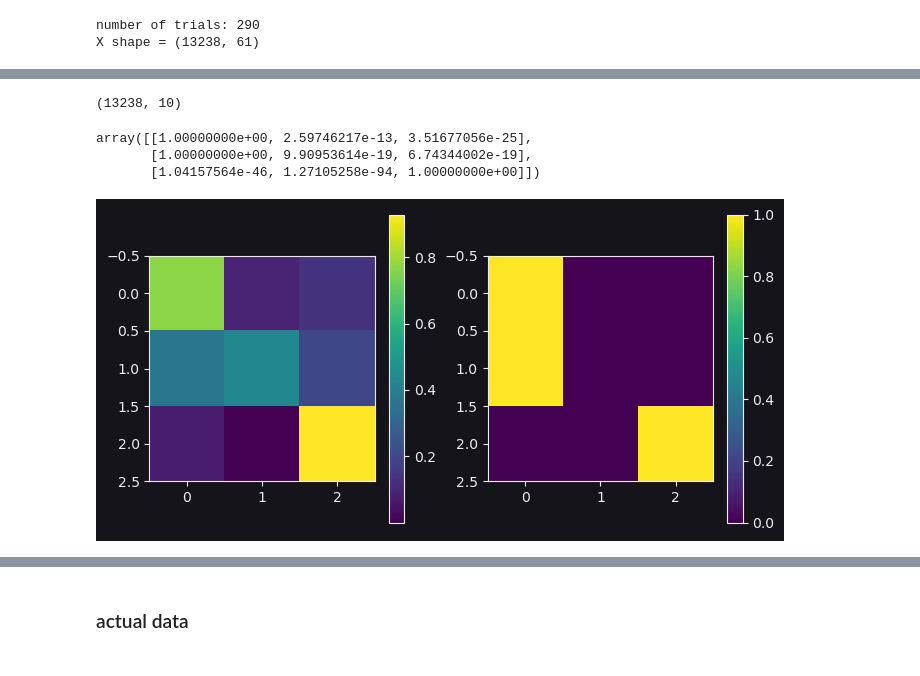
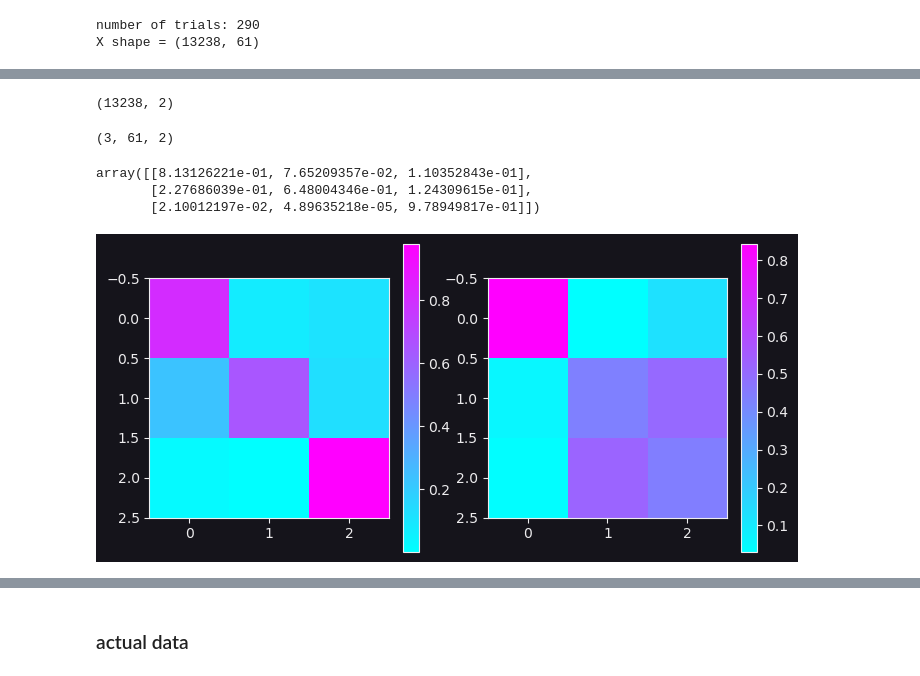
Before and after one commit to thejuc/towers_glm_hmm, a Jupyter notebook: glm_hmm_test.ipynb, the cells around one changed output, grey strips where cells are left out. Saved outputs shown, nothing was run; the diff lists cells and outputs as text; code cells hidden in the pictures.

```diff
--- a/glm_hmm_test.ipynb
+++ b/glm_hmm_test.ipynb
@@ -109,7 +110,7 @@ X shape = (13238, 61)
 # Generating states for simulation
 np.random.seed(0)
 n_states = 3
-t_init = np.array([1.3, 0.7, 0.7])
+t_init = np.array([2, 0.7, 0.7])
 T_sim = np.array([dirichlet(np.roll(t_init**(n+1), n)).rvs()[0] for n in range(n_states)])
 dist_init = np.array([0.8, 0.1, 0.1])
 sim_states = np.ones(trial_indices.size).astype(int)
@@ -124,7 +125,8 @@ _ = axs[0].hist(sim_states, bins=np.arange(-0.5, 2.51, 1), density=True, rwidth=
 axs[0].set_title('Percent of Trials in Each State')
 axs[0].set_xlabel('percent')
 axs[0].set_ylabel('state')
-im = axs[1].imshow(T_sim, cmap='cool', origin='lower')
+axs[0].set_ylim(axs[0].get_ylim()[::-1])
+im = axs[1].imshow(T_sim, cmap='cool', origin='upper')
 plt.colorbar(im, ax=axs[1], label='$p(state_{t+1} | state_t)$')
 axs[1].set_title('Transition Matrix')
 axs[1].set_ylabel(r'$state_t$')
@@ -139,6 +141,6 @@ transition matrix:
 # %%
 # generating parameters for each state for each neuron
-np.random.seed(0)
+np.random.seed(20)
 n_filters = 2
 theta_sim = np.empty((n_states, filt_len*n_filters+1, n_neurons))
 for n in range(n_neurons):
@@ -146,10 +148,13 @@ for n in range(n_neurons):
         for f in range(n_filters):  # 2 filters, right stim, left stim, (no spikes for simulated data)
             for i in range(filt_len):
                 if i == 0:
-                    theta_sim[s, i+(f * filt_len), n] = np.random.normal(0, 0.1*s)
+                    theta_sim[s, i+(f * filt_len), n] = np.random.normal(0, 0.1)
+                    # theta_sim[s, i+(f * filt_len), n] = (s+1)**2
                 else:
-                    theta_sim[s, i+(f*filt_len), n] = np.random.normal(theta_sim[s, i+(f*filt_len)-1, n], .02*s)
+                    theta_sim[s, i+(f*filt_len), n] = np.random.normal(theta_sim[s, i+(f*filt_len)-1, n], .02)
+                    # theta_sim[s, i+(f * filt_len), n] = (s+1)**2
         theta_sim[s, -1, n] = np.random.normal(0.15, 0.05) #bias term
 
 print(theta_sim.shape)
+plt.plot(theta_sim[0, :-1, 1])
 # %% [output]
@@ -161,17 +168,21 @@ for trial in np.unique(trial_id):
     x_idx = np.argwhere(trial_id==trial)
     y_sim.append(np.squeeze(X[x_idx] @ theta_sim[sim_states[trial]]))
 
-y_sim = np.exp(np.vstack(y_sim))
+y_sim = np.round(np.exp(np.vstack(y_sim)))
 print(y_sim.shape)
+theta_sim.shape
 # %% [output]
-(13238, 10)
+(13238, 2)
+(3, 61, 2)
 # %%
 #initial glm with no states to estimate weights
 theta_init = np.empty(theta_sim[0].shape)
 sta = (X.T @ y_sim) / y_sim.sum()
+glms = [None for _ in range(n_neurons)]
+
 for neuron in range(n_neurons):
     glm = sm.GLM(endog=y_sim[:, neuron], exog=X, family=sm.families.Poisson())
-
+    glms[neuron] = glm
     a = 1 * np.ones(X.shape[1])
     a[-1] = 0
     res = glm.fit_regularized(start_params=sta[:, neuron], alpha=a, L1_wt=0.0, maxiter=1000, cnvrg_tol=1e-6)
@@ -265,18 +293,18 @@ for _ in range(50):
             theta_hmm[s, :, neuron] = w
 # %%
 fig, axs = plt.subplots(1, 2, figsize=(8, 4))
-im = axs[0].imshow(T_sim)
-plt.colorbar(im, ax=axs[0])
+im = axs[0].imshow(T_sim, cmap='cool')
+plt.colorbar(im, ax=axs[0], fraction = 0.1)
 
-im = axs[1].imshow(T)
-plt.colorbar(im, ax=axs[1])
+im = axs[1].imshow(T, cmap='cool')
+plt.colorbar(im, ax=axs[1], fraction = 0.1)
 ### try changing sim weights way more. try removing factorial? try doing wayyyy more iterations
-T
+T_sim
 # %% [output]
-array([[1.00000000e+00, 2.59746217e-13, 3.51677056e-25],
-       [1.00000000e+00, 9.90953614e-19, 6.74344002e-19],
-       [1.04157564e-46, 1.27105258e-94, 1.00000000e+00]])
+array([[8.13126221e-01, 7.65209357e-02, 1.10352843e-01],
+       [2.27686039e-01, 6.48004346e-01, 1.24309615e-01],
+       [2.10012197e-02, 4.89635218e-05, 9.78949817e-01]])
-[figure, old version]
+[figure, new version]
 # %%
 import pandas as pd
 from scipy.stats import chi2_contingency
```
Also changed, not shown: parts of 6 cells of this notebook.
